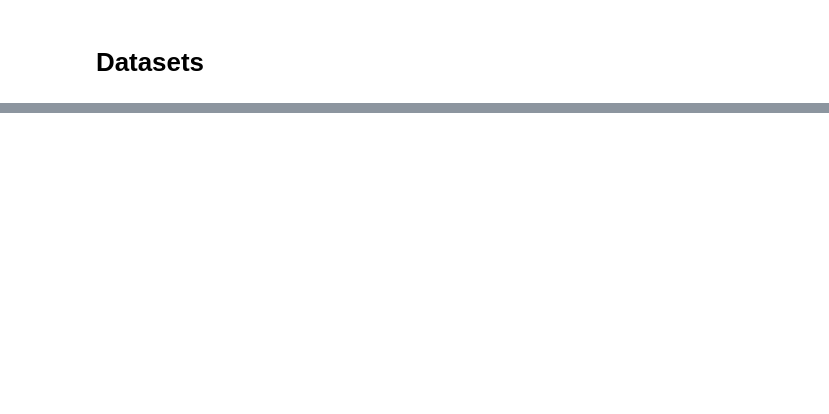
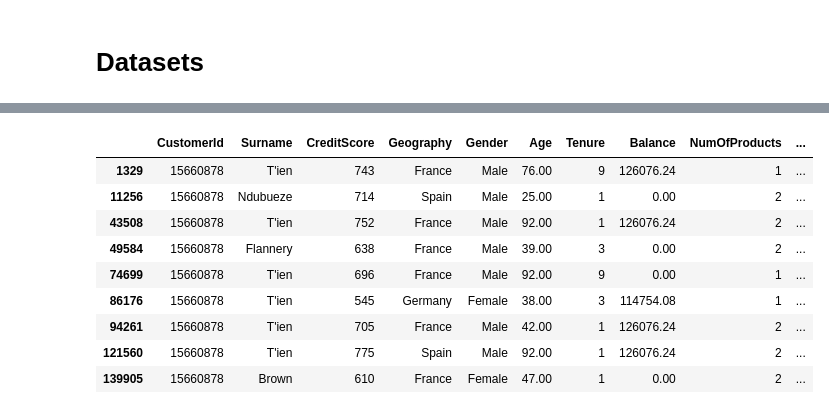
Before and after one commit to betuldemirdag/Ada_Lovelace_Akademi_Bitirme_Projesi, a Jupyter notebook: bank_churn.ipynb, the cells around one changed output, grey strips where cells are left out. Cells and saved outputs as stored; diff of their text form; code cells hidden in the pictures; blank space fills up the shorter version.

```diff
--- a/bank_churn.ipynb
+++ b/bank_churn.ipynb
@@ -33,0 +144,13 @@ En iyi parametre bulma
+# %%
+train.loc[train["CustomerId"] == 15660878]
+# %% [output]
+|  | CustomerId | Surname | CreditScore | Geography | Gender | Age | Tenure | Balance | NumOfProducts | ... |
+| 1329 | 15660878 | T'ien | 743 | France | Male | 76.00 | 9 | 126076.24 | 1 | ... |
+| 11256 | 15660878 | Ndubueze | 714 | Spain | Male | 25.00 | 1 | 0.00 | 2 | ... |
+| 43508 | 15660878 | T'ien | 752 | France | Male | 92.00 | 1 | 126076.24 | 2 | ... |
+| 49584 | 15660878 | Flannery | 638 | France | Male | 39.00 | 3 | 0.00 | 2 | ... |
+| 74699 | 15660878 | T'ien | 696 | France | Male | 92.00 | 9 | 0.00 | 1 | ... |
+| 86176 | 15660878 | T'ien | 545 | Germany | Female | 38.00 | 3 | 114754.08 | 1 | ... |
+| 94261 | 15660878 | T'ien | 705 | France | Male | 42.00 | 1 | 126076.24 | 2 | ... |
+| 121560 | 15660878 | T'ien | 775 | Spain | Male | 92.00 | 1 | 126076.24 | 2 | ... |
+| 139905 | 15660878 | Brown | 610 | France | Female | 47.00 | 1 | 0.00 | 2 | ... |
```
Also changed, not shown: parts of 16 cells of this notebook, 4 other files.
